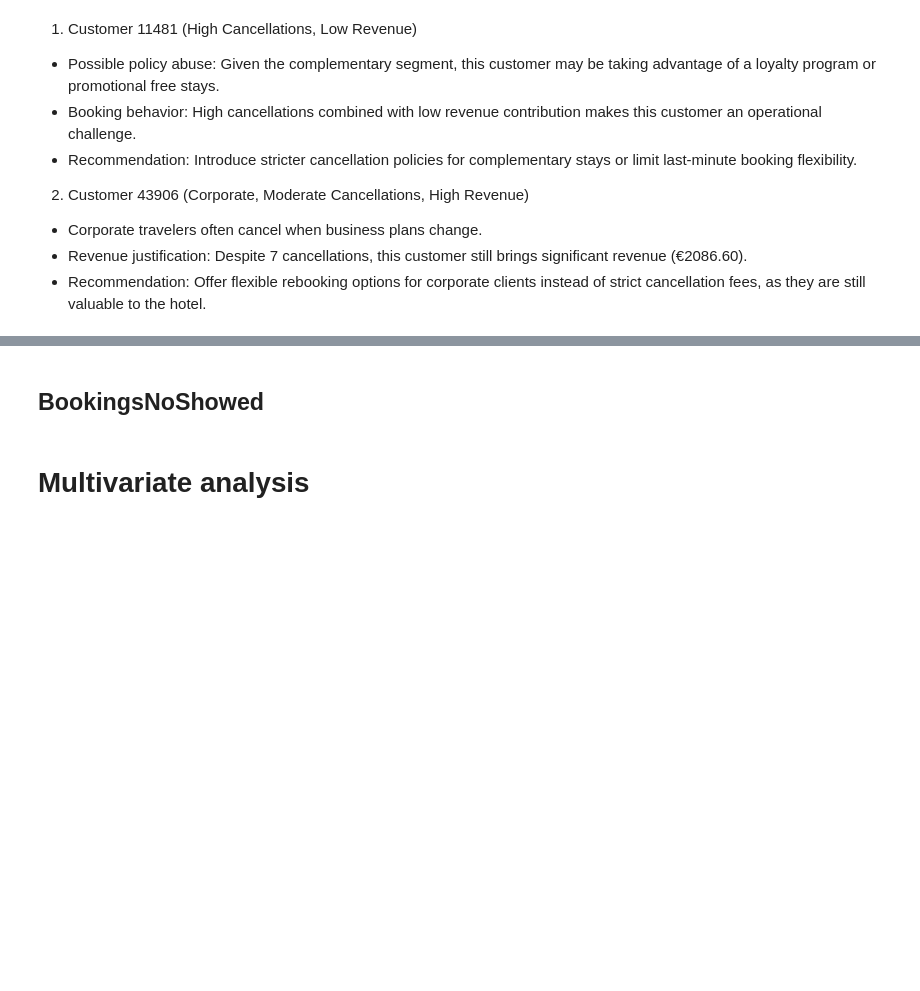
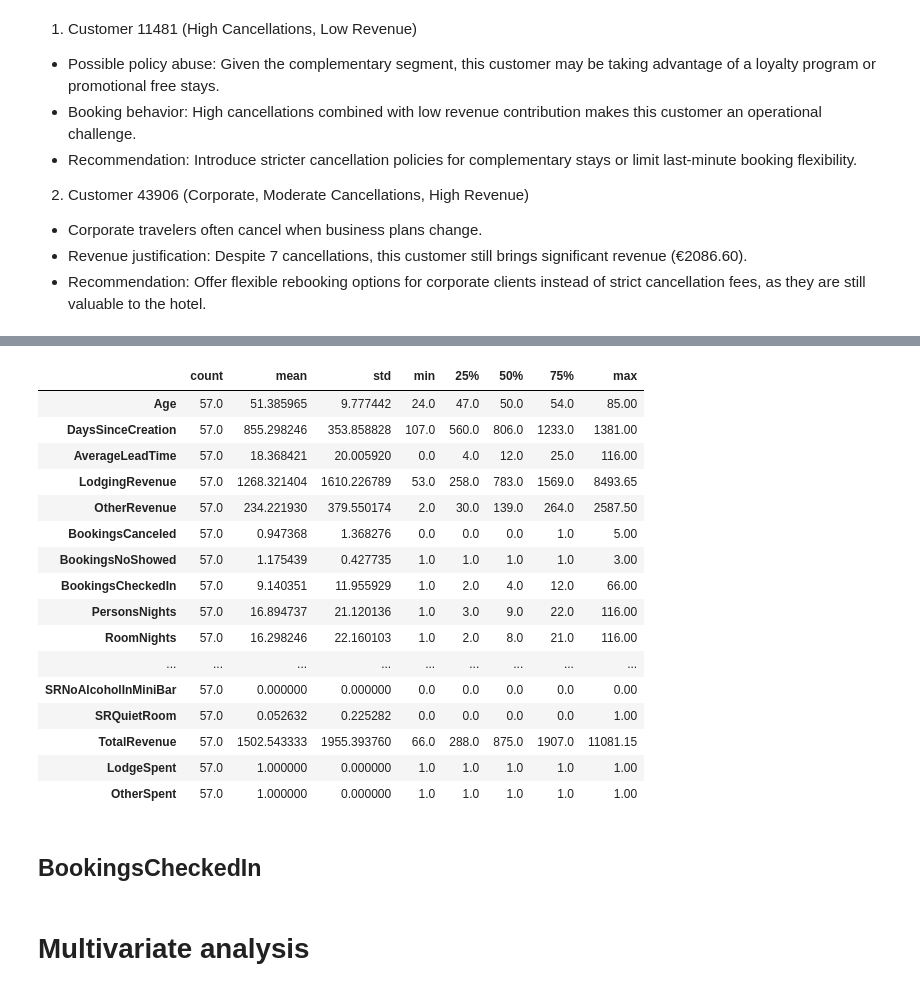
Before and after one commit to RubenCMarques/Hotel-Customer-Segmentation, a Jupyter notebook: Notebooks/Diogo_workspace.ipynb, the cells around one changed output, grey strips where cells are left out. Saved outputs shown, nothing was run; the diff lists cells and outputs as text; code cells hidden in the pictures; blank space fills up the shorter version.

```diff
--- a/Notebooks/Diogo_workspace.ipynb
+++ b/Notebooks/Diogo_workspace.ipynb
@@ -766,0 +792,7 @@ data[data['BookingsCanceled'] > 5]
+# %%
+# Count the number of customers with at least one NoShow
+noshow_customers = data[data['BookingsNoShowed'] > 0]
+percentage_noshow = (len(noshow_customers) / len(data)) * 100
+total_noshow = data['BookingsNoShowed'].sum()
+
+print(f'There are {len(noshow_customers)} customers who have not shown up for at least one booking, this corresponds to {round(percentage_noshow,2)}% of customers. Among them they have not shown up for a total of {noshow_customers["BookingsNoShowed"].sum()} bookings.')
@@ -767,5 +863,25 @@ data[data['BookingsCanceled'] > 5]
+# %%
+noshow_customers.describe().T
+# %% [output]
+|  | count | mean | std | min | 25% | 50% | 75% | max |
+| Age | 57.0 | 51.385965 | 9.777442 | 24.0 | 47.0 | 50.0 | 54.0 | 85.00 |
+| DaysSinceCreation | 57.0 | 855.298246 | 353.858828 | 107.0 | 560.0 | 806.0 | 1233.0 | 1381.00 |
+| AverageLeadTime | 57.0 | 18.368421 | 20.005920 | 0.0 | 4.0 | 12.0 | 25.0 | 116.00 |
+| LodgingRevenue | 57.0 | 1268.321404 | 1610.226789 | 53.0 | 258.0 | 783.0 | 1569.0 | 8493.65 |
+| OtherRevenue | 57.0 | 234.221930 | 379.550174 | 2.0 | 30.0 | 139.0 | 264.0 | 2587.50 |
+| BookingsCanceled | 57.0 | 0.947368 | 1.368276 | 0.0 | 0.0 | 0.0 | 1.0 | 5.00 |
+| BookingsNoShowed | 57.0 | 1.175439 | 0.427735 | 1.0 | 1.0 | 1.0 | 1.0 | 3.00 |
+| BookingsCheckedIn | 57.0 | 9.140351 | 11.955929 | 1.0 | 2.0 | 4.0 | 12.0 | 66.00 |
+| PersonsNights | 57.0 | 16.894737 | 21.120136 | 1.0 | 3.0 | 9.0 | 22.0 | 116.00 |
+| RoomNights | 57.0 | 16.298246 | 22.160103 | 1.0 | 2.0 | 8.0 | 21.0 | 116.00 |
+| ... | ... | ... | ... | ... | ... | ... | ... | ... |
+| SRNoAlcoholInMiniBar | 57.0 | 0.000000 | 0.000000 | 0.0 | 0.0 | 0.0 | 0.0 | 0.00 |
+| SRQuietRoom | 57.0 | 0.052632 | 0.225282 | 0.0 | 0.0 | 0.0 | 0.0 | 1.00 |
+| TotalRevenue | 57.0 | 1502.543333 | 1955.393760 | 66.0 | 288.0 | 875.0 | 1907.0 | 11081.15 |
+| LodgeSpent | 57.0 | 1.000000 | 0.000000 | 1.0 | 1.0 | 1.0 | 1.0 | 1.00 |
+| OtherSpent | 57.0 | 1.000000 | 0.000000 | 1.0 | 1.0 | 1.0 | 1.0 | 1.00 |
 # %% [markdown]
-## BookingsNoShowed
+## BookingsCheckedIn
 # %% [markdown]
 # Multivariate analysis
 # %% [markdown]
```
Also changed, not shown: parts of 11 cells of this notebook.
